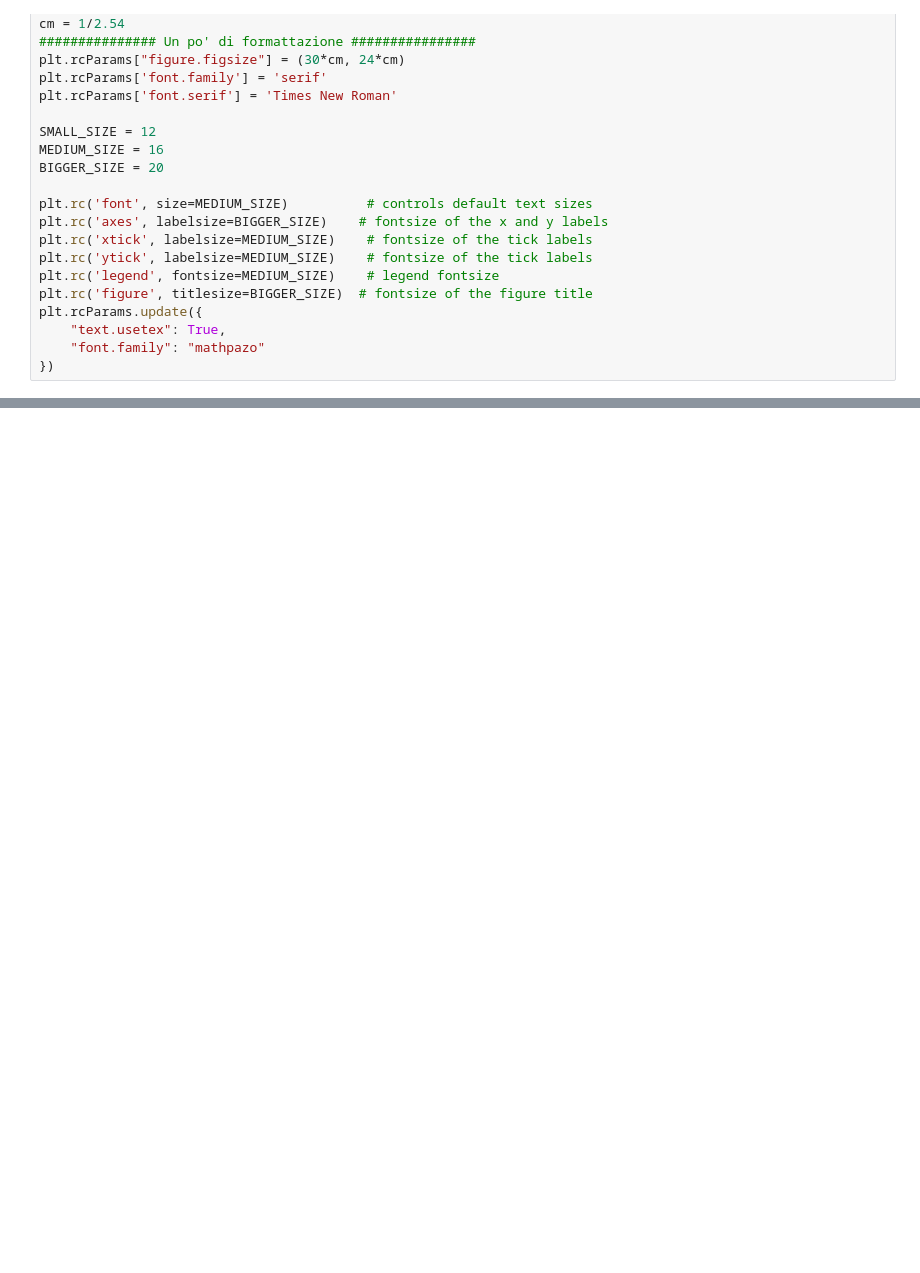
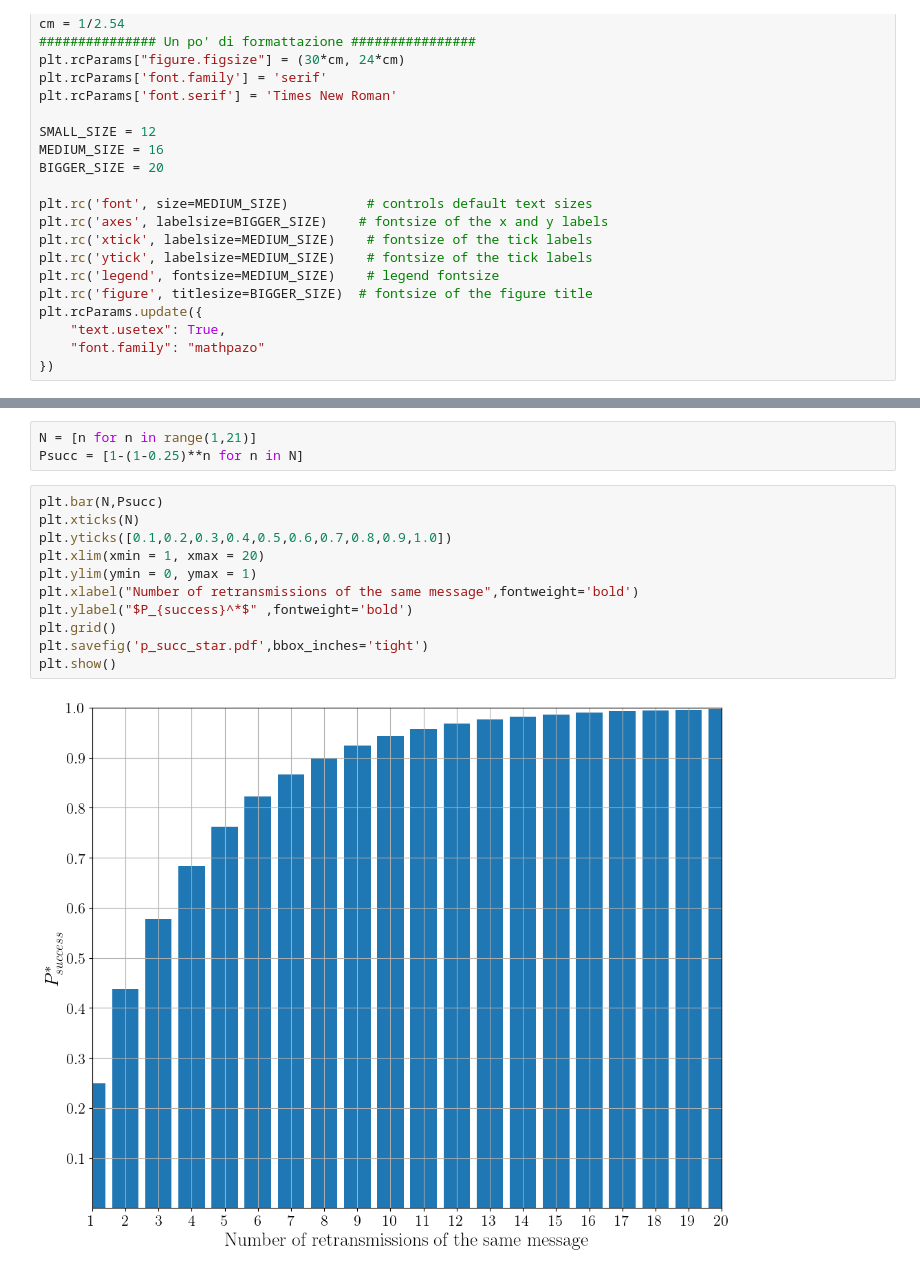
Before and after one commit to ingframin/vocabs2, a Jupyter notebook: results/interference/interf.ipynb, the cells around one changed output, grey strips where cells are left out. Saved outputs shown, nothing was run; the diff lists cells and outputs as text; blank space fills up the shorter version.

```diff
--- a/results/interference/interf.ipynb
+++ b/results/interference/interf.ipynb
@@ -94,0 +99,16 @@ plt.show()
+# %%
+N = [n for n in range(1,21)]
+Psucc = [1-(1-0.25)**n for n in N]
+# %%
+plt.bar(N,Psucc)
+plt.xticks(N)
+plt.yticks([0.1,0.2,0.3,0.4,0.5,0.6,0.7,0.8,0.9,1.0])
+plt.xlim(xmin = 1, xmax = 20)
+plt.ylim(ymin = 0, ymax = 1)
+plt.xlabel("Number of retransmissions of the same message",fontweight='bold')
+plt.ylabel("$P_{success}^*$" ,fontweight='bold')
+plt.grid()
+plt.savefig('p_succ_star.pdf',bbox_inches='tight')
+plt.show()
+# %% [output]
+[figure, added]
```
Also changed, not shown: parts of 4 cells of this notebook, 15 other files.
